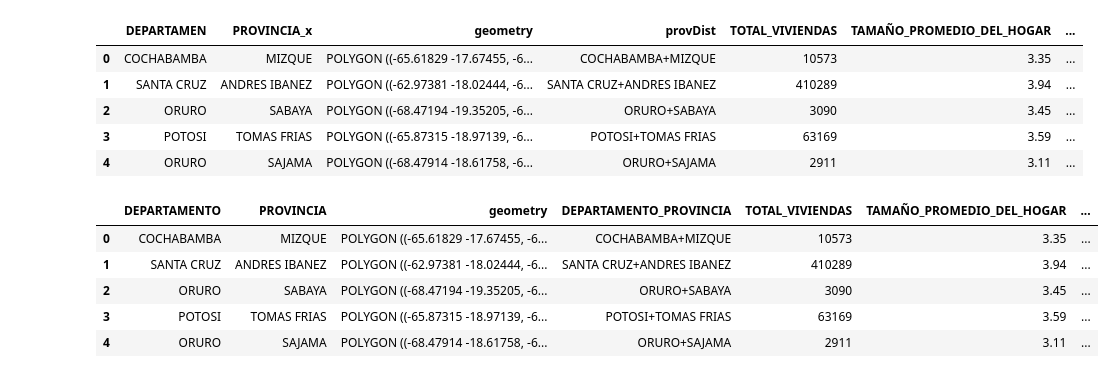
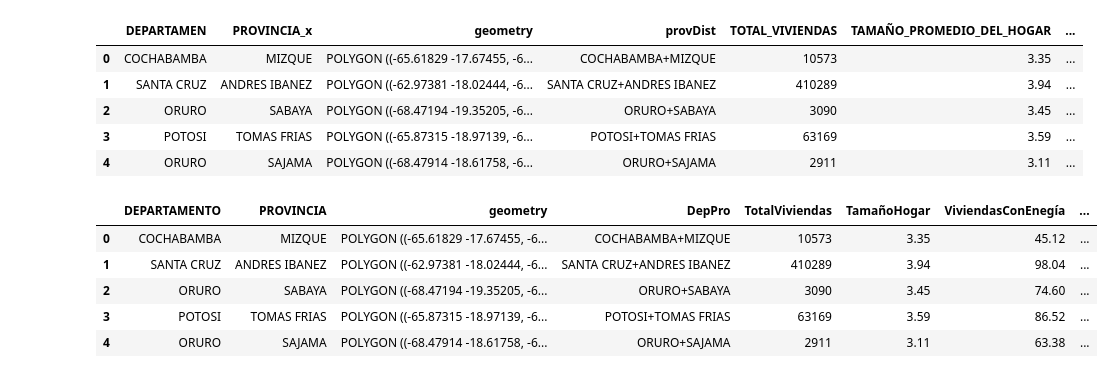
Before and after one commit to FabianRomero20/Examen2, a Jupyter notebook: Ejercicios_Finales.ipynb, the cells around one changed output. Drawn from its saved outputs; the diff is of its cells as text; code cells hidden in the pictures.

```diff
--- a/Ejercicios_Finales.ipynb
+++ b/Ejercicios_Finales.ipynb
@@ -196,16 +196,16 @@ dataBolmap.head()
 | 4 | ORURO | SAJAMA | POLYGON ((-68.47914 -18.61758, -6... | ORURO+SAJAMA | 2911 | 3.11 | ... |
 # %%
 # Cambiamos los nombres para que sean más cómodos de usar
-nuevos_nombres = {'DEPARTAMEN': 'DEPARTAMENTO', 'PROVINCIA_x': 'PROVINCIA','provDist': 'DEPARTAMENTO_PROVINCIA'}
+nuevos_nombres = {'DEPARTAMEN': 'DEPARTAMENTO', 'PROVINCIA_x': 'PROVINCIA','provDist': 'DepPro', 'TOTAL_VIVIENDAS':'TotalViviendas', 'TAMAÑO_PROMEDIO_DEL_HOGAR':'TamañoHogar', 'PORCENTAJE_ DE_VIVIENDAS_CON_ENERGIA_ELECTRICA':'ViviendasConEnegía', 'PERSONAS_CON_DIFICULTADES_PERMANENTES':'PersonasConDificultadesPerma'}
 dataBolmap.rename(columns=nuevos_nombres, inplace=True)
 dataBolmap.head()
 # %% [output]
-|  | DEPARTAMENTO | PROVINCIA | geometry | DEPARTAMENTO_PROVINCIA | TOTAL_VIVIENDAS | TAMAÑO_PROMEDIO_DEL_HOGAR | ... |
-| 0 | COCHABAMBA | MIZQUE | POLYGON ((-65.61829 -17.67455, -6... | COCHABAMBA+MIZQUE | 10573 | 3.35 | ... |
-| 1 | SANTA CRUZ | ANDRES IBANEZ | POLYGON ((-62.97381 -18.02444, -6... | SANTA CRUZ+ANDRES IBANEZ | 410289 | 3.94 | ... |
-| 2 | ORURO | SABAYA | POLYGON ((-68.47194 -19.35205, -6... | ORURO+SABAYA | 3090 | 3.45 | ... |
-| 3 | POTOSI | TOMAS FRIAS | POLYGON ((-65.87315 -18.97139, -6... | POTOSI+TOMAS FRIAS | 63169 | 3.59 | ... |
-| 4 | ORURO | SAJAMA | POLYGON ((-68.47914 -18.61758, -6... | ORURO+SAJAMA | 2911 | 3.11 | ... |
+|  | DEPARTAMENTO | PROVINCIA | geometry | DepPro | TotalViviendas | TamañoHogar | ViviendasConEnegía | ... |
+| 0 | COCHABAMBA | MIZQUE | POLYGON ((-65.61829 -17.67455, -6... | COCHABAMBA+MIZQUE | 10573 | 3.35 | 45.12 | ... |
+| 1 | SANTA CRUZ | ANDRES IBANEZ | POLYGON ((-62.97381 -18.02444, -6... | SANTA CRUZ+ANDRES IBANEZ | 410289 | 3.94 | 98.04 | ... |
+| 2 | ORURO | SABAYA | POLYGON ((-68.47194 -19.35205, -6... | ORURO+SABAYA | 3090 | 3.45 | 74.60 | ... |
+| 3 | POTOSI | TOMAS FRIAS | POLYGON ((-65.87315 -18.97139, -6... | POTOSI+TOMAS FRIAS | 63169 | 3.59 | 86.52 | ... |
+| 4 | ORURO | SAJAMA | POLYGON ((-68.47914 -18.61758, -6... | ORURO+SAJAMA | 2911 | 3.11 | 63.38 | ... |
 # %%
 # We can save this gdf:
 
```
Also changed, not shown: parts of 4 cells of this notebook, 2 other files.
